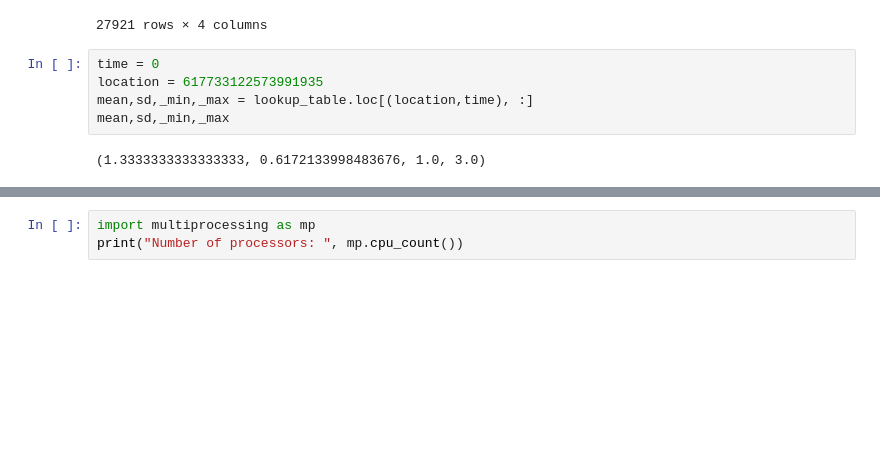
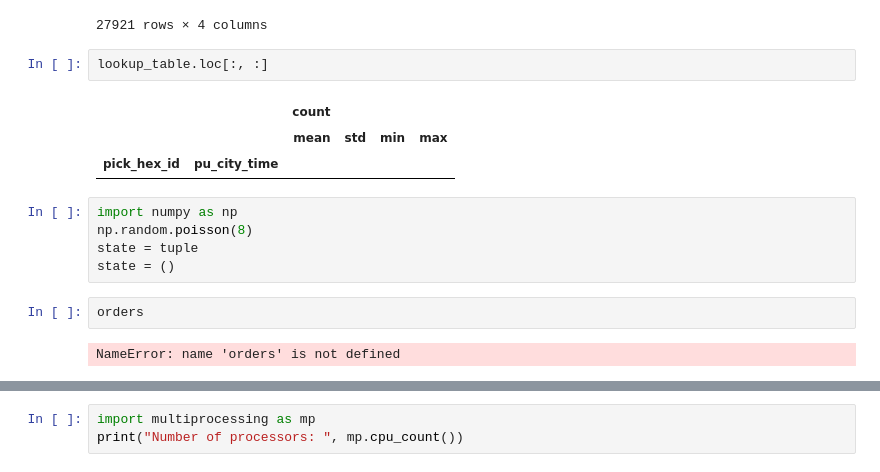
Before and after one commit to Salbinus/taxi, a Jupyter notebook: notebooks/feature_engineering.ipynb, the cells around one changed output, grey strips where cells are left out. Drawn from its saved outputs; the diff is of its cells as text; blank space fills up the shorter version.

Commit message:
random dispatcher

```diff
--- a/notebooks/feature_engineering.ipynb
+++ b/notebooks/feature_engineering.ipynb
@@ -402,10 +398,18 @@ lookup_table[lookup_table[('count',  'std')] >= 0]
 |  | 141 | 5.481481 | 2.636582 | 1 | 13 |
 |  | 142 | 4.692308 | 2.379399 | 1 | 11 |
 27921 rows × 4 columns
-# %%
-time = 0
-location = 617733122573991935
-mean,sd,_min,_max = lookup_table.loc[(location,time), :]
-mean,sd,_min,_max
-# %% [output]
-(1.3333333333333333, 0.6172133998483676, 1.0, 3.0)
+# %%
+lookup_table.loc[:, :]
+# %% [output]
+|  |  | count |  |  |  |
+|  |  | mean | std | min | max |
+| pick_hex_id | pu_city_time |  |  |  |  |
+# %%
+import numpy as np
+np.random.poisson(8)
+state = tuple
+state = ()
+# %%
+orders
+# %% [output]
+NameError: name 'orders' is not defined
```
Also changed, not shown: parts of 11 cells of this notebook, 4 other files.
